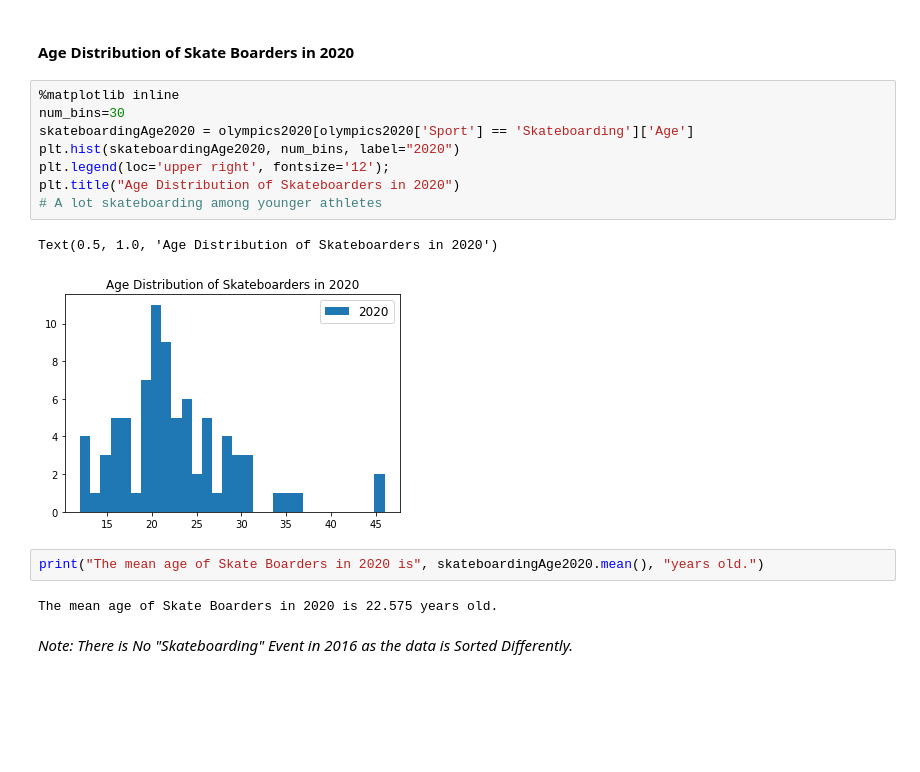
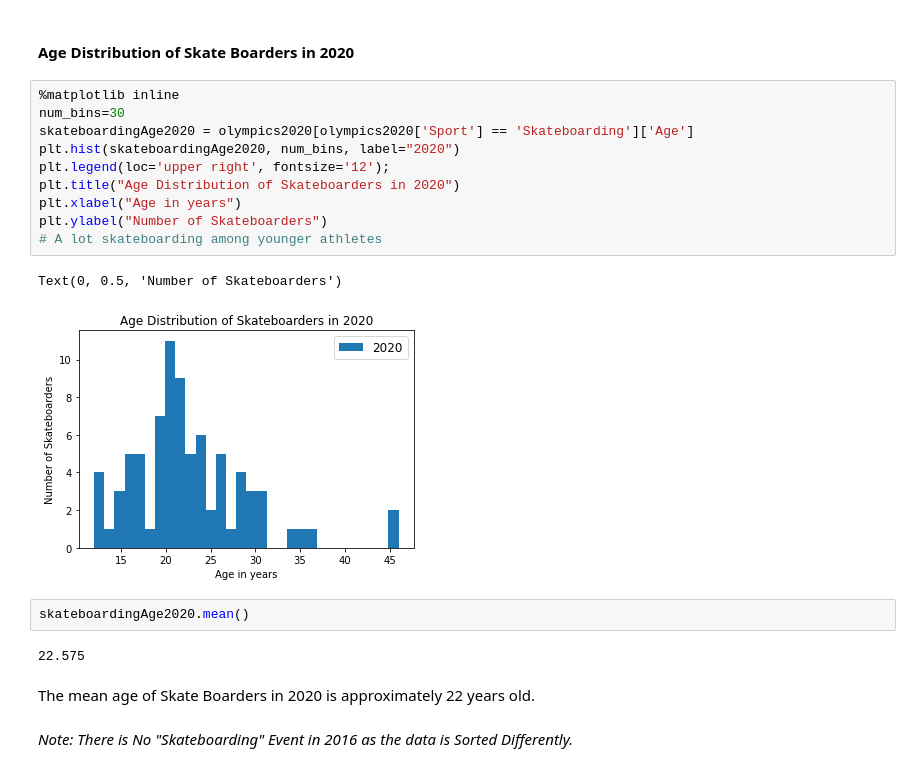
Before and after one commit to bdavis12302/2020-2016-Summer-Olympic-Data, a Jupyter notebook: DSCI235 Final Project - 2020 and 2016 Summer Olympic Data.ipynb, the cells around one changed output. Saved outputs shown, nothing was run; the diff lists cells and outputs as text; blank space fills up the shorter version.

```diff
--- a/DSCI235 Final Project - 2020 and 2016 Summer Olympic Data.ipynb
+++ b/DSCI235 Final Project - 2020 and 2016 Summer Olympic Data.ipynb
@@ -267,18 +312,22 @@ We can see that the age distribution of aquatic athletes in 2016 is heavily righ
 # %%
 %matplotlib inline
 num_bins=30
 skateboardingAge2020 = olympics2020[olympics2020['Sport'] == 'Skateboarding']['Age']
 plt.hist(skateboardingAge2020, num_bins, label="2020")
 plt.legend(loc='upper right', fontsize='12');
 plt.title("Age Distribution of Skateboarders in 2020")
+plt.xlabel("Age in years")
+plt.ylabel("Number of Skateboarders")
 # A lot skateboarding among younger athletes
 # %% [output]
-Text(0.5, 1.0, 'Age Distribution of Skateboarders in 2020')
+Text(0, 0.5, 'Number of Skateboarders')
-[figure, old version]
+[figure, new version]
 # %%
-print("The mean age of Skate Boarders in 2020 is", skateboardingAge2020.mean(), "years old.")
+skateboardingAge2020.mean()
 # %% [output]
-The mean age of Skate Boarders in 2020 is 22.575 years old.
+22.575
+# %% [markdown]
+The mean age of Skate Boarders in 2020 is approximately 22 years old.
 # %% [markdown]
 *Note: There is No "Skateboarding" Event in 2016 as the data is Sorted Differently.*
 # %% [markdown]
```
Also changed, not shown: parts of 21 cells of this notebook.
